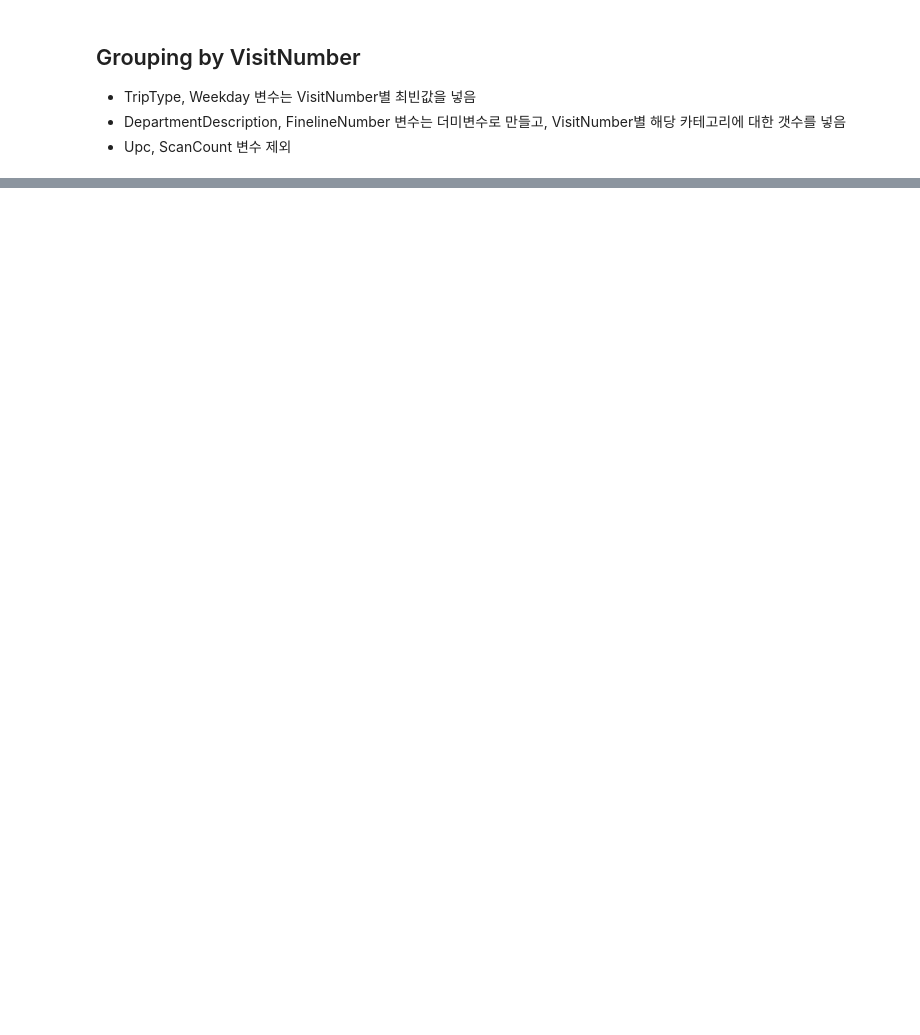
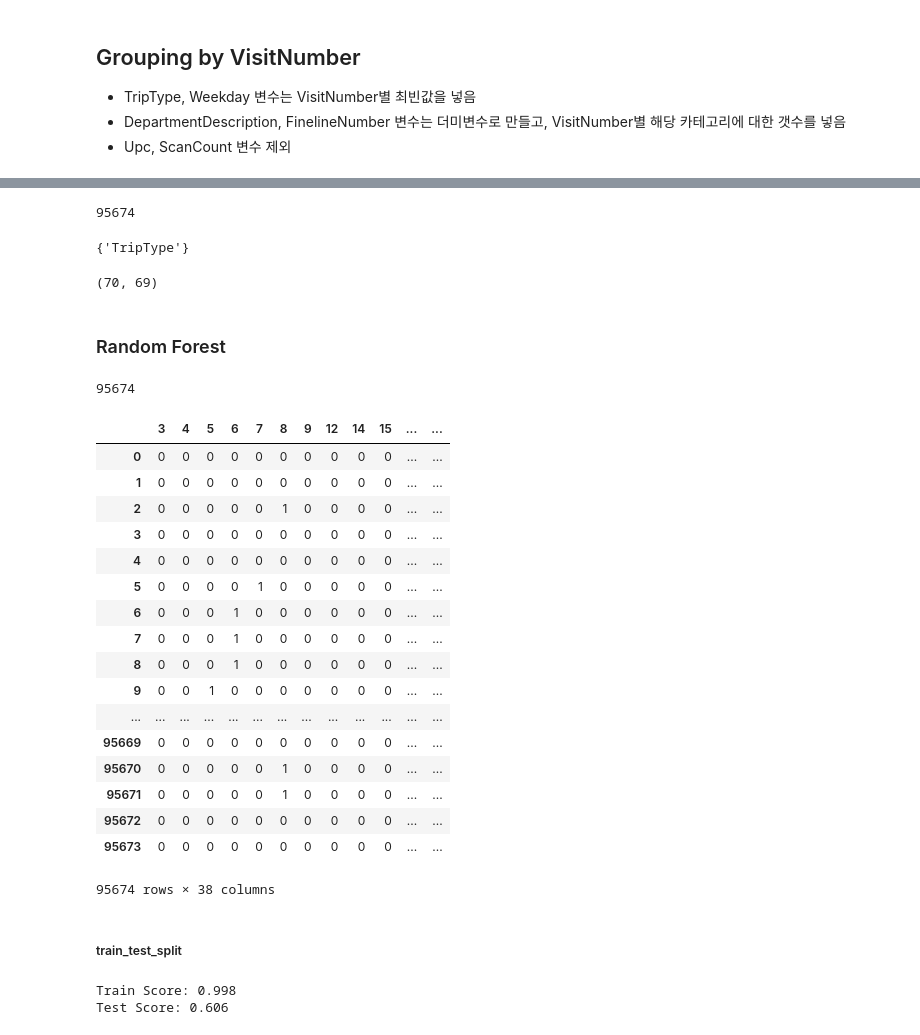
Before and after one commit to iayrots/dss7_SWYA_walmart, a Jupyter notebook: ya/index_VisitNumber.ipynb, the cells around one changed output, grey strips where cells are left out. Cells and saved outputs as stored; diff of their text form; code cells hidden in the pictures; blank space fills up the shorter version.

```diff
--- a/ya/index_VisitNumber.ipynb
+++ b/ya/index_VisitNumber.ipynb
@@ -46,0 +202,16 @@ Index_VN.to_csv("data/train_indexVN.csv")
+# %%
+len(mytest1)
+# %% [output]
+95674
+# %%
+a = mytrain1.columns.unique()
+b = mytest1.columns.unique()
+set(a) - set(b)
+# %% [output]
+{'TripType'}
+# %%
+len(a), len(b)
+# %% [output]
+(70, 69)
+# %% [markdown]
+### Random Forest
@@ -46,0 +227,36 @@ Index_VN.to_csv("data/train_indexVN.csv")
+# %%
+forest = RandomForestClassifier(n_estimators = 100, max_features=2)
+# %%
+forest = forest.fit(dfX, dfy)
+# %%
+prediction = forest.predict(mytest1)
+# %%
+len(prediction)
+# %% [output]
+95674
+# %%
+submission1 = pd.DataFrame(columns=["VisitNumber", "TripType"])
+submission1["VisitNumber"] = mytest1["VisitNumber"]
+submission1["TripType"] = prediction
+dum_TT = pd.get_dummies(submission1.TripType).astype(int, cbopy=False)
+# %%
+dum_TT
+# %% [output]
+|  | 3 | 4 | 5 | 6 | 7 | 8 | 9 | 12 | 14 | 15 | ... | ... |
+| 0 | 0 | 0 | 0 | 0 | 0 | 0 | 0 | 0 | 0 | 0 | ... | ... |
+| 1 | 0 | 0 | 0 | 0 | 0 | 0 | 0 | 0 | 0 | 0 | ... | ... |
+| 2 | 0 | 0 | 0 | 0 | 0 | 1 | 0 | 0 | 0 | 0 | ... | ... |
+| 3 | 0 | 0 | 0 | 0 | 0 | 0 | 0 | 0 | 0 | 0 | ... | ... |
+| 4 | 0 | 0 | 0 | 0 | 0 | 0 | 0 | 0 | 0 | 0 | ... | ... |
+| 5 | 0 | 0 | 0 | 0 | 1 | 0 | 0 | 0 | 0 | 0 | ... | ... |
+| 6 | 0 | 0 | 0 | 1 | 0 | 0 | 0 | 0 | 0 | 0 | ... | ... |
+| 7 | 0 | 0 | 0 | 1 | 0 | 0 | 0 | 0 | 0 | 0 | ... | ... |
+| 8 | 0 | 0 | 0 | 1 | 0 | 0 | 0 | 0 | 0 | 0 | ... | ... |
+| 9 | 0 | 0 | 1 | 0 | 0 | 0 | 0 | 0 | 0 | 0 | ... | ... |
+| ... | ... | ... | ... | ... | ... | ... | ... | ... | ... | ... | ... | ... |
+| 95669 | 0 | 0 | 0 | 0 | 0 | 0 | 0 | 0 | 0 | 0 | ... | ... |
+| 95670 | 0 | 0 | 0 | 0 | 0 | 1 | 0 | 0 | 0 | 0 | ... | ... |
+| 95671 | 0 | 0 | 0 | 0 | 0 | 1 | 0 | 0 | 0 | 0 | ... | ... |
+| 95672 | 0 | 0 | 0 | 0 | 0 | 0 | 0 | 0 | 0 | 0 | ... | ... |
+| 95673 | 0 | 0 | 0 | 0 | 0 | 0 | 0 | 0 | 0 | 0 | ... | ... |
+95674 rows × 38 columns
@@ -46,0 +265,2 @@ Index_VN.to_csv("data/train_indexVN.csv")
+# %% [markdown]
+##### train_test_split
@@ -46,0 +270,6 @@ Index_VN.to_csv("data/train_indexVN.csv")
+# %%
+print("Train Score: {:.3f}".format(forest.score(X_train, y_train)))
+print("Test Score: {:.3f}".format(forest.score(X_test, y_test)))
+# %% [output]
+Train Score: 0.998
+Test Score: 0.606
```
Also changed, not shown: parts of 25 cells of this notebook, 1 other file.
